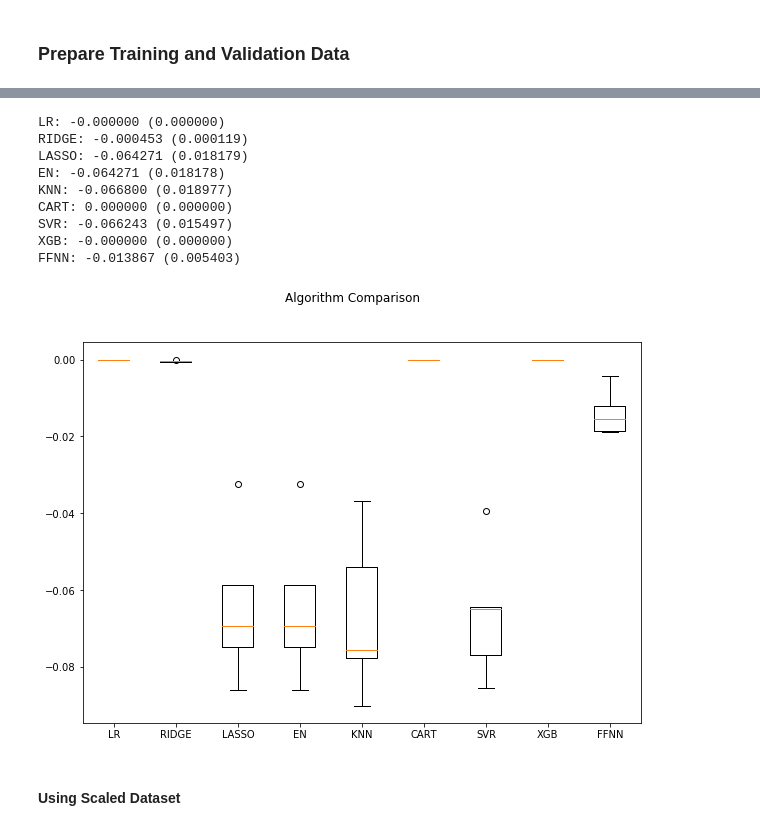
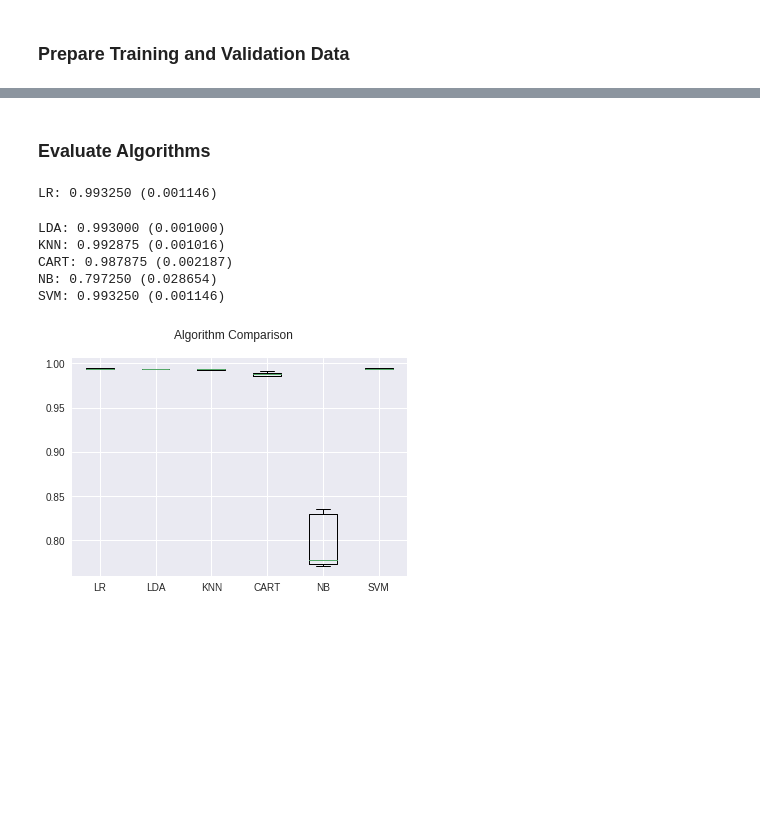
Before and after one commit to niekoloid/gastric_cancer, a Jupyter notebook: gastric_cancer_analysis.ipynb, the cells around one changed output, grey strips where cells are left out. Drawn from its saved outputs; the diff is of its cells as text; code cells hidden in the pictures; blank space fills up the shorter version.

Commit message:
set as a binary classification problem and run analysis...

```diff
--- a/gastric_cancer_analysis.ipynb
+++ b/gastric_cancer_analysis.ipynb
@@ -85,0 +212,4 @@ There is no NaN feed within the entire data. No preprocessing for NaN is require
+# %%
+#del dataset
+dataset = pd.concat([dataset_onehot, sites_sid_enc, mut_count_enc], axis=1)
+dataset.tail()
@@ -203,15 +295,15 @@ rand_ix=numpy.random.randint(1, dataset.shape[0], size=1000)
 # %%
 # Split-out validation dataset
-dataset = dataset.values
+#dataset = dataset.values
 input_dim = dataset.shape[1] - 1
 
 # Use Entire Data
-#X = dataset[:, 0:input_dim]
-#Y = dataset[:, input_dim]
+X = dataset[:, 0:input_dim]
+Y = dataset[:, input_dim]
 
 # Only Partial Data
-X = dataset[rand_ix, 0:input_dim]
-Y = dataset[rand_ix, input_dim]
+#X = dataset[rand_ix, 0:input_dim]
+#Y = dataset[rand_ix, input_dim]
 
 validation_size = 0.20
 X_train, X_validation, Y_train, Y_validation = train_test_split(X, Y, test_size=validation_size, random_state=7)
@@ -228,50 +310,41 @@ def baseline_model():
+# %% [markdown]
+### Evaluate Algorithms
+# %%
+# Test options and evaluation metric
+num_folds = 5
+seed = 7
+scoring = 'accuracy'
 # %%
-# Evaluate Algorithms
-# Test options and evaluation metric
-num_folds = 5
-seed = 7
-scoring = 'neg_mean_squared_error'
-
 # Spot Check Algorithms
 models = []
-models.append(('LR', LinearRegression()))
-models.append(('RIDGE', Ridge()))
-models.append(('LASSO', Lasso()))
-models.append(('EN', ElasticNet()))
-models.append(('KNN', KNeighborsRegressor()))
-models.append(('CART', DecisionTreeRegressor()))
-models.append(('SVR', SVR()))
-models.append(('XGB', XGBRegressor()))
-models.append(('FFNN', KerasRegressor(build_fn=baseline_model, epochs=2000, batch_size=1024, verbose=0)))
-
-# evaluate each model in turn
+models.append(('LR', LogisticRegression()))
+models.append(('LDA', LinearDiscriminantAnalysis()))
+models.append(('KNN', KNeighborsClassifier()))
+models.append(('CART', DecisionTreeClassifier()))
+models.append(('NB', GaussianNB()))
+models.append(('SVM', SVC()))
 results = []
 names = []
 for name, model in models:
 	kfold = KFold(n_splits=num_folds, random_state=seed)
 	cv_results = cross_val_score(model, X_train, Y_train, cv=kfold, scoring=scoring)
 	results.append(cv_results)
 	names.append(name)
 	msg = "%s: %f (%f)" % (name, cv_results.mean(), cv_results.std())
 	print(msg)
 
 # Compare Algorithms
-fig = pyplot.figure(figsize=(10, 7))
+fig = pyplot.figure()
 fig.suptitle('Algorithm Comparison')
 ax = fig.add_subplot(111)
 pyplot.boxplot(results)
 ax.set_xticklabels(names)
 pyplot.show()
 # %% [output]
-LR: -0.000000 (0.000000)
-RIDGE: -0.000453 (0.000119)
-LASSO: -0.064271 (0.018179)
-EN: -0.064271 (0.018178)
-KNN: -0.066800 (0.018977)
-CART: 0.000000 (0.000000)
-SVR: -0.066243 (0.015497)
-XGB: -0.000000 (0.000000)
-FFNN: -0.013867 (0.005403)
+LR: 0.993250 (0.001146)
+LDA: 0.993000 (0.001000)
+KNN: 0.992875 (0.001016)
+CART: 0.987875 (0.002187)
+NB: 0.797250 (0.028654)
+SVM: 0.993250 (0.001146)
-[figure, old version]
+[figure, new version]
-# %% [markdown]
-#### Using Scaled Dataset
```
Also changed, not shown: parts of 40 cells of this notebook.
